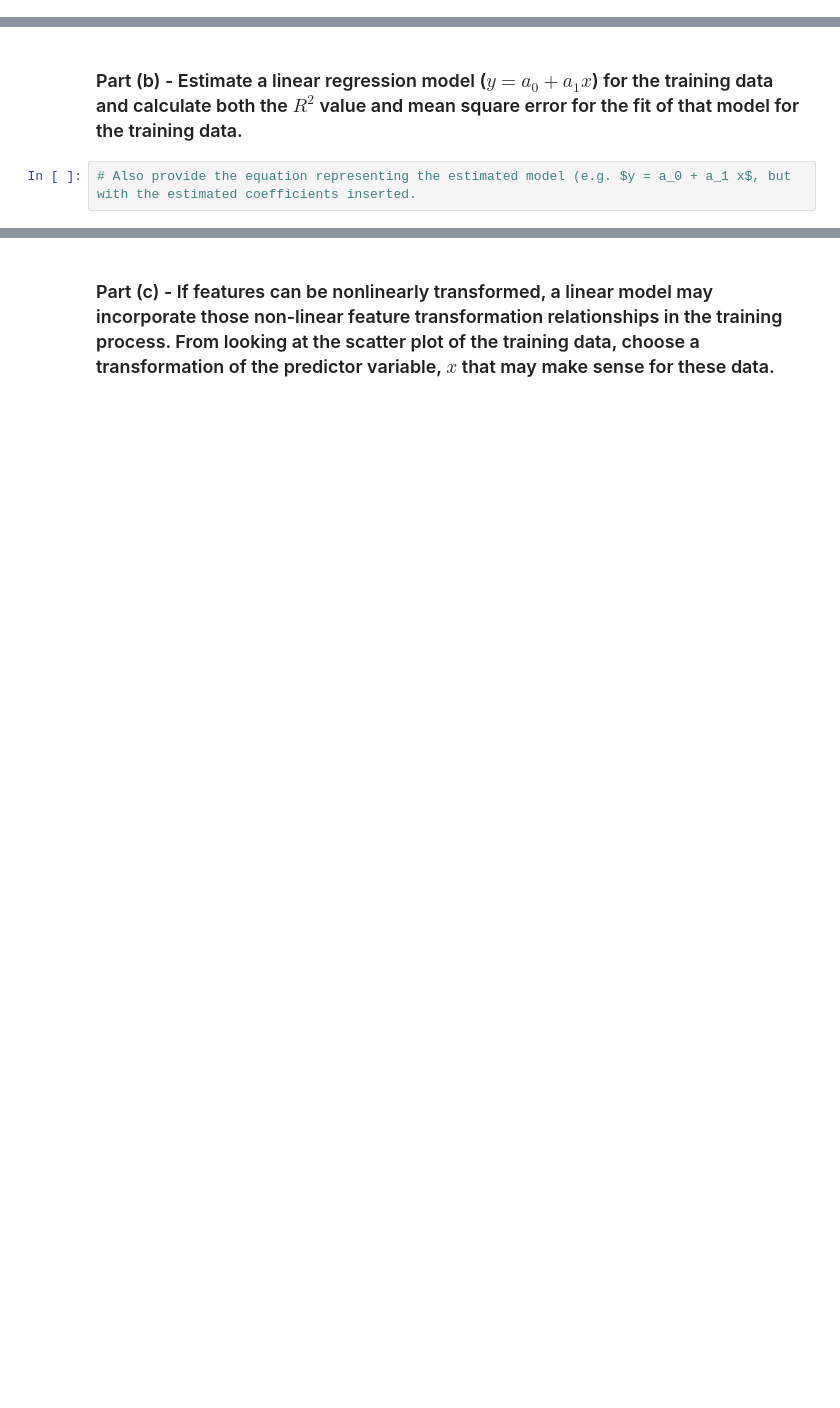
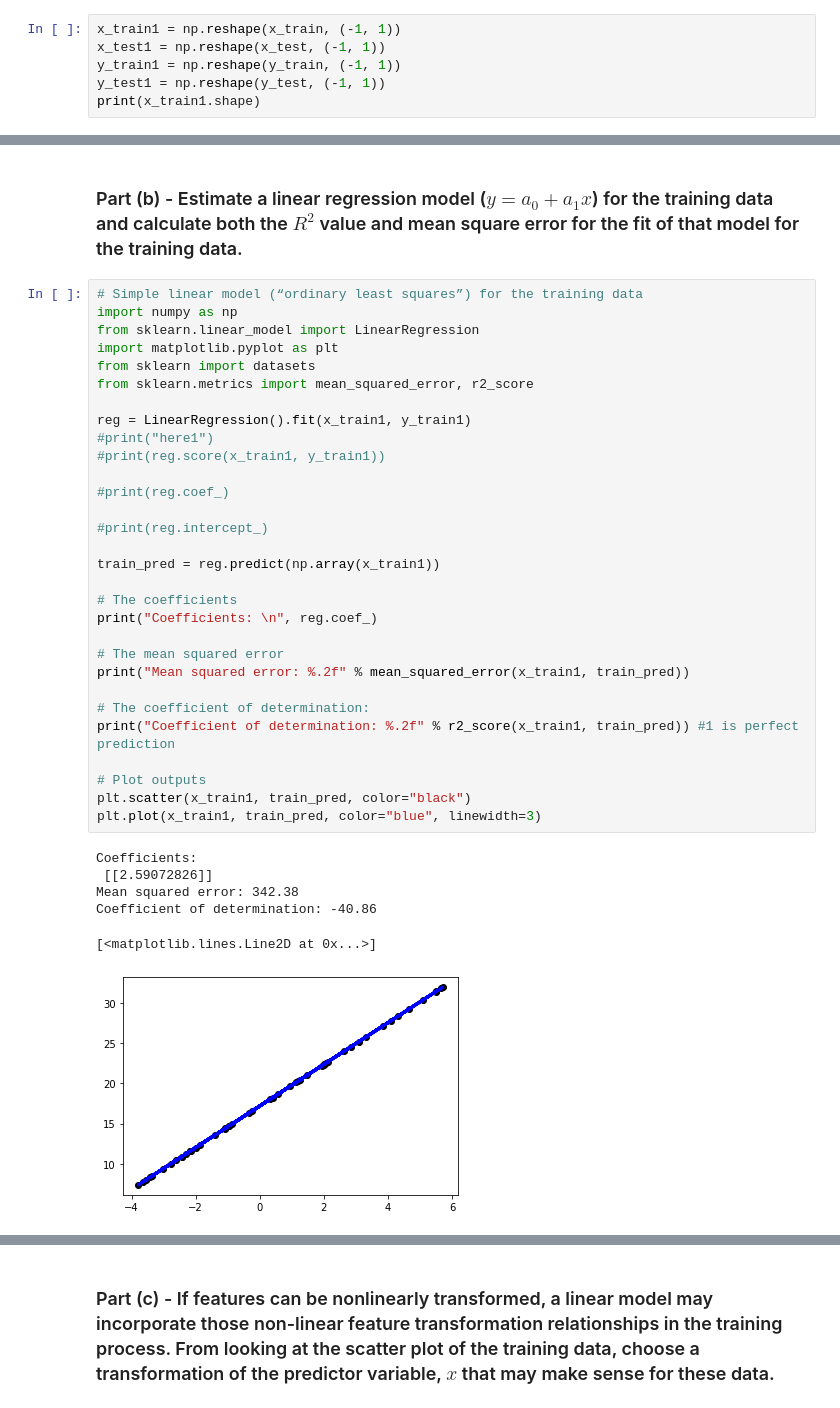
Before and after one commit to FR-Schwartz/ids705, a Jupyter notebook: assignments/Assignment_2_Fides Schwartz.ipynb, the cells around one changed output, grey strips where cells are left out. Cells and saved outputs as stored; diff of their text form; blank space fills up the shorter version.

```diff
--- a/assignments/Assignment_2_Fides Schwartz.ipynb
+++ b/assignments/Assignment_2_Fides Schwartz.ipynb
@@ -1219,0 +1210,6 @@ print(y_test.shape)
+# %%
+x_train1 = np.reshape(x_train, (-1, 1))
+x_test1 = np.reshape(x_test, (-1, 1))
+y_train1 = np.reshape(y_train, (-1, 1))
+y_test1 = np.reshape(y_test, (-1, 1))
+print(x_train1.shape)
@@ -1246,4 +1229,39 @@ plt.show()
 # %% [markdown]
 ### Part (b) - Estimate a linear regression model ($y = a_0 + a_1 x$) for the training data and calculate both the $R^2$ value and mean square error for the fit of that model for the training data.
-# %%
-# Also provide the equation representing the estimated model (e.g. $y = a_0 + a_1 x$, but with the estimated coefficients inserted.
+# %%
+# Simple linear model (“ordinary least squares”) for the training data
+import numpy as np
+from sklearn.linear_model import LinearRegression
+import matplotlib.pyplot as plt
+from sklearn import datasets
+from sklearn.metrics import mean_squared_error, r2_score
+
+reg = LinearRegression().fit(x_train1, y_train1)
+#print("here1")
+#print(reg.score(x_train1, y_train1))
+
+#print(reg.coef_)
+
+#print(reg.intercept_)
+
+train_pred = reg.predict(np.array(x_train1))
+
+# The coefficients
+print("Coefficients: \n", reg.coef_)
+
+# The mean squared error
+print("Mean squared error: %.2f" % mean_squared_error(x_train1, train_pred))
+
+# The coefficient of determination:
+print("Coefficient of determination: %.2f" % r2_score(x_train1, train_pred)) #1 is perfect prediction
+
+# Plot outputs
+plt.scatter(x_train1, train_pred, color="black")
+plt.plot(x_train1, train_pred, color="blue", linewidth=3)
+# %% [output]
+Coefficients:
+ [[2.59072826]]
+Mean squared error: 342.38
+Coefficient of determination: -40.86
+[<matplotlib.lines.Line2D at 0x...>]
+[figure, added]
```
Also changed, not shown: parts of 8 cells of this notebook.
